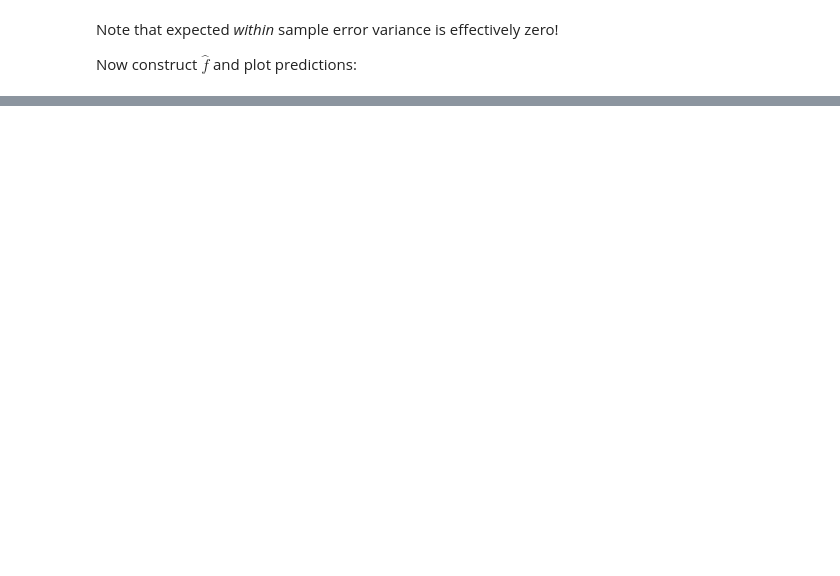
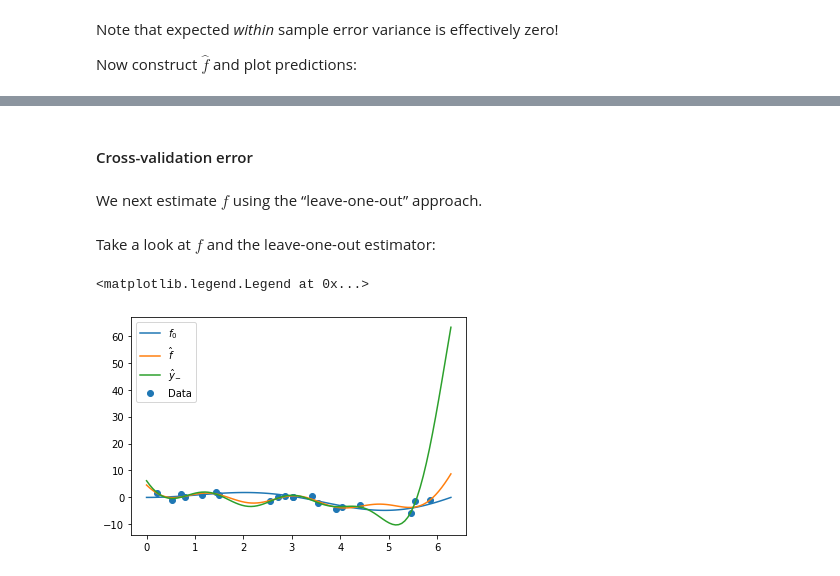
Before and after one commit to ligonteaching/ARE212_Materials, a Jupyter notebook: linear-non-linear.ipynb, the cells around one changed output, grey strips where cells are left out. Drawn from its saved outputs; the diff is of its cells as text; code cells hidden in the pictures; blank space fills up the shorter version.

```diff
--- a/linear-non-linear.ipynb
+++ b/linear-non-linear.ipynb
@@ -46,18 +86,7 @@ Now regression:
 # %%
-## Or
-K=4
-
-# Divide up domain
-phis = {k:phi_factory(Domain[x]) for k,x in enumerate(range(1,len(Domain),len(Domain)//K))}
-
-# Gram matrix
-#phis = {k:phi_factory(X[k]) for k in range(K)}
-
-phis[0] = lambda x: 1 # Constant function
-
 TX = {}
-for k in range(K):
-    TX['phi_%d' % k] = [phis[k](x) for x in X]
+for k in phis.keys():
+    TX[k] = [phis[k](x) for x in X]
 
 TX = pd.DataFrame(TX)
 
@@ -108,0 +158,33 @@ MSE
+# %% [markdown]
+#### Cross-validation error
+# %% [markdown]
+We next estimate $f$ using the &ldquo;leave-one-out&rdquo; approach.
+# %%
+Yminus = []
+Alpha = {}
+for j in range(N):
+    alphaminus = pd.DataFrame(np.linalg.lstsq(TX[TX.index!=j],
+                                         y[TX.index!=j],rcond=None)[0],index=TX.columns)
+    yminus = lambda x: fhat(x,alphaminus)
+    Alpha[j]=alphaminus.squeeze()
+    Yminus.append(yminus)
+
+Alpha = pd.DataFrame(Alpha)
+
+yhat = lambda x: np.array([yminus(x) for yminus in Yminus]).mean()
+# %% [markdown]
+Take a look at $f$ and the leave-one-out estimator:
+# %%
+fig, ax = plt.subplots()
+
+ax.scatter(X,y,label='Data')
+
+ax.plot(Domain,[f0(x) for x in Domain],label='$f_0$')
+
+ax.plot(Domain,[fhat(x,alpha) for x in Domain],label='$\hat{f}$')
+
+ax.plot(Domain,[yhat(x) for x in Domain],label='$\hat{y}_{-}$')
+ax.legend()
+# %% [output]
+<matplotlib.legend.Legend at 0x...>
+[figure, added]
```
Also changed, not shown: parts of 31 cells of this notebook, 2 other files.
